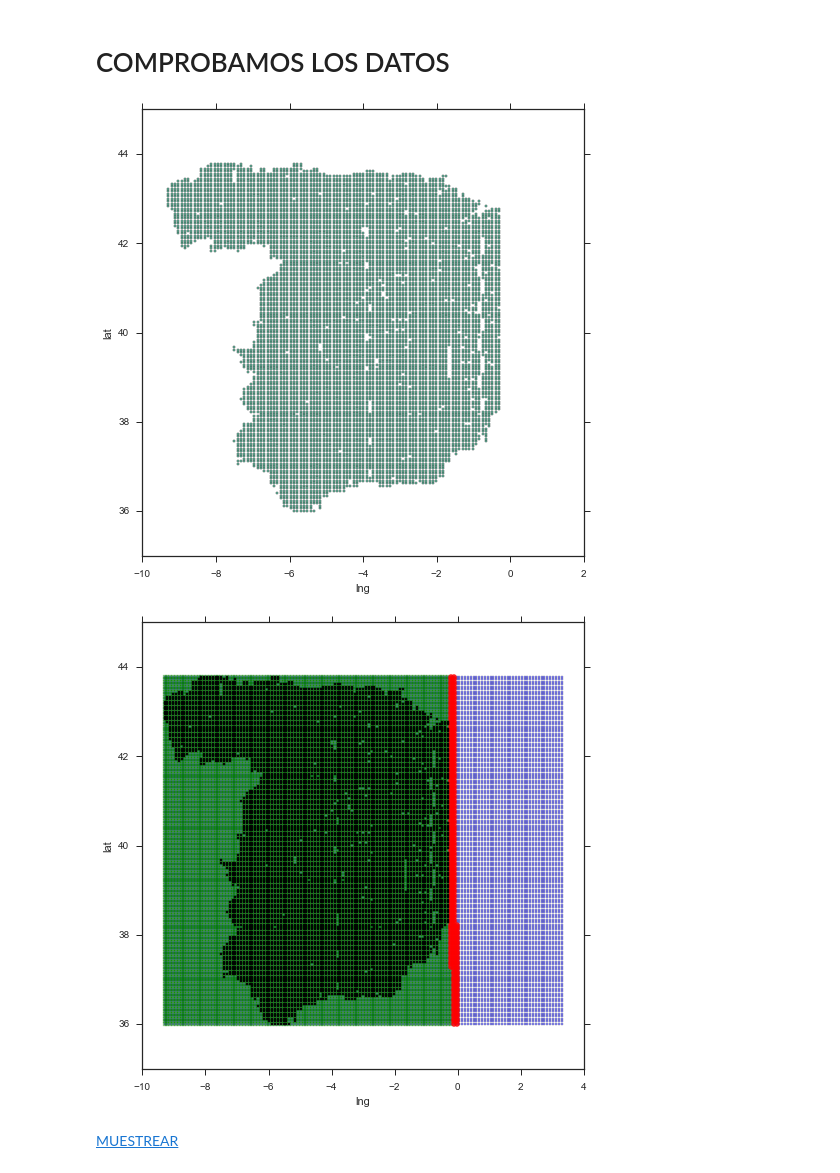
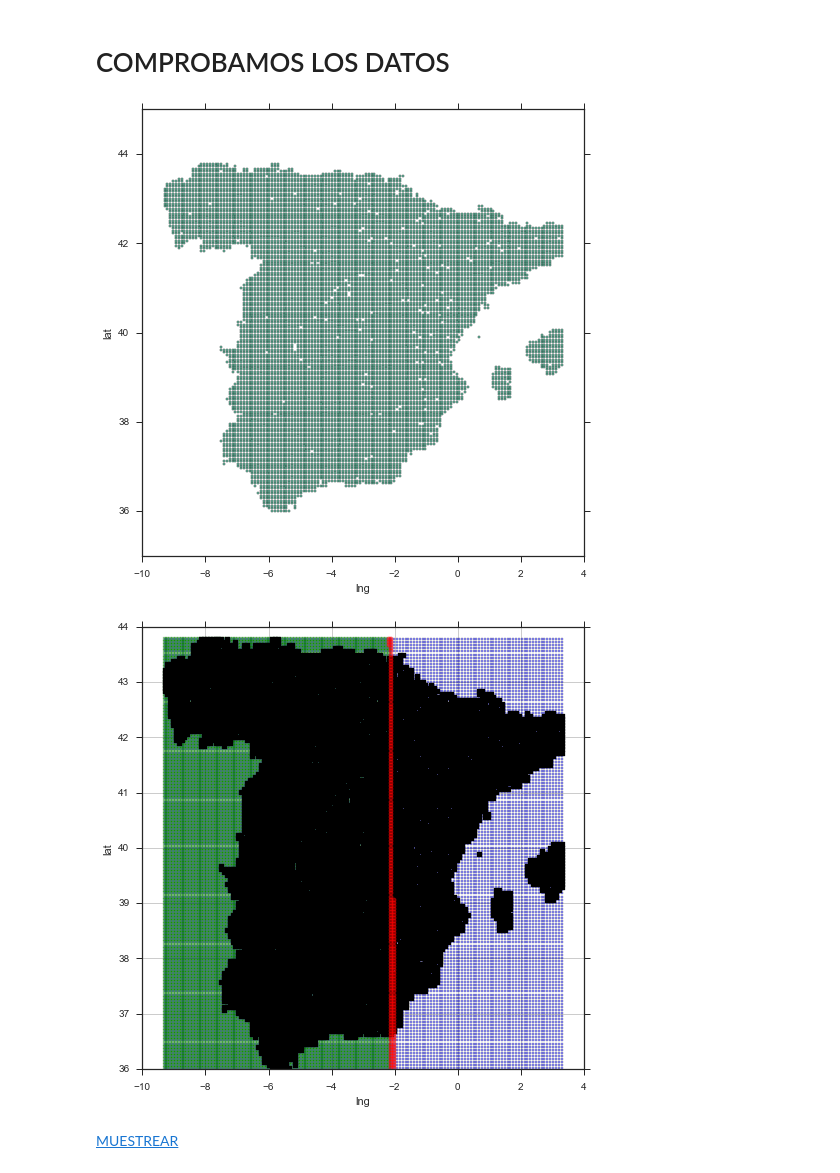
Before and after one commit to fagan2888/SIAD, a Jupyter notebook: Trabajo Grupo/mapa.ipynb, the cells around one changed output. Saved outputs shown, nothing was run; the diff lists cells and outputs as text; code cells hidden in the pictures.

```diff
--- a/Trabajo Grupo/mapa.ipynb
+++ b/Trabajo Grupo/mapa.ipynb
@@ -487,7 +614,8 @@ calls_remain = 2500
 # from collections import defaultdict
 # montecarlo = defaultdict(lambda : defaultdict(lambda : defaultdict(tuple)))
 
-n = 14264
+n = 19163
+nf = n + 400
 # %% [markdown]
 # MUESTREAR
 # %%
@@ -609,31 +736,32 @@ f.close()
 # %% [markdown]
 # COMPROBAMOS LOS DATOS
 # %%
-d = pd.read_csv('xys.csv', header=None)
-d.drop_duplicates(inplace=True)
+d = pd.read_csv('xys.csv', header=0)
+#d.drop_duplicates(inplace=True)
-# %%
-d.columns = ['pais', 'ca', 'prov', 'lat', 'lng']
 # %%
 d[d.pais == 'ES'].plot(kind='scatter', x='lng', y='lat', marker='.', figsize=(7,7))
 plt.tight_layout()
 # %% [output]
-[figure, old version]
+[figure, new version]
 # %%
-incremento = 300
-n = n #+ incremento
+n -= 0
+incremento = 200
+n = n + incremento
 nf = n + incremento
 
-plt.figure(figsize=(10,10))
 ax = plt.subplot(1,1,1)
 
 ax.scatter(xs, ys, marker='.', alpha=0.5)
 ax.scatter(xs[:n], ys[:n], marker='s', color='g', alpha=0.4)
-ax.scatter(xs[n:nf], ys[n:nf], marker='o', color='r', s=20, linewidth=1, alpha=0.8)
-d[d.pais == 'ES'].plot(kind='scatter', x='lng', y='lat', marker='.', figsize=(7,7), ax=ax, color='black')
+d[d.pais == 'ES'].plot(kind='scatter', x='lng', y='lat', marker='s', figsize=(7,7), ax=ax, color='black', s=25)
+ax.scatter(xs[n:nf], ys[n:nf], marker='o', color='r', s=15, linewidth=1, alpha=0.5)
+ax.grid(True)
 
+plt.ylim(36,44)
+plt.xlim(-10, 4)
 plt.tight_layout()
 # %% [output]
-[figure, old version]
+[figure, new version]
 # %% [markdown]
 [MUESTREAR](#MUESTREAR)
 # %%
```
Also changed, not shown: parts of 35 cells of this notebook.
